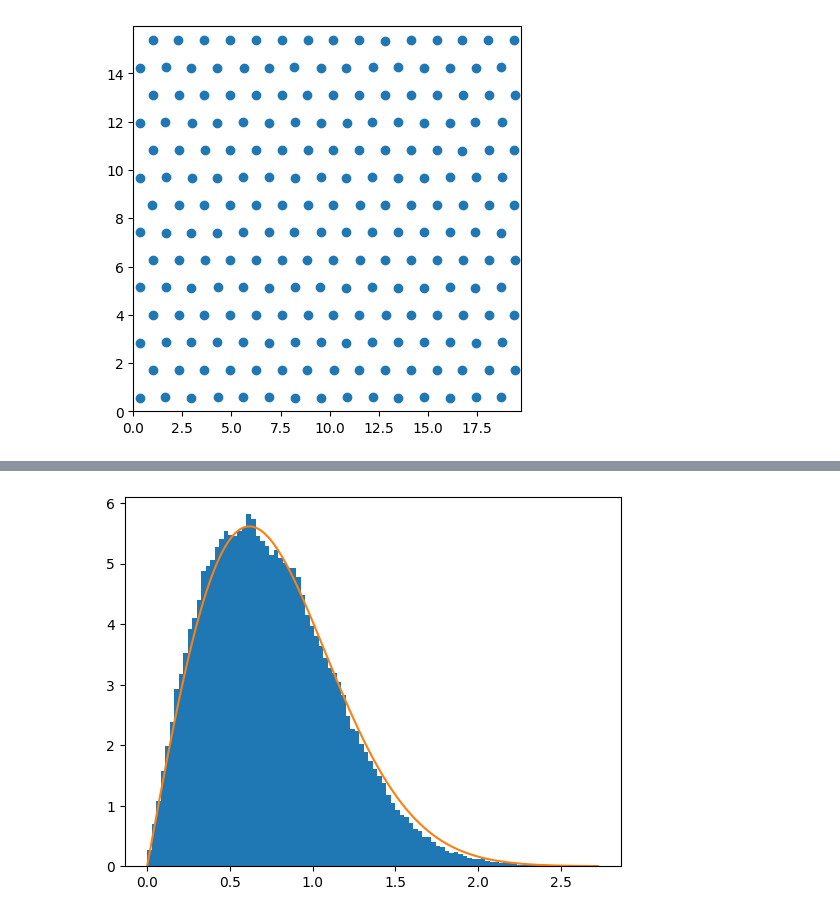
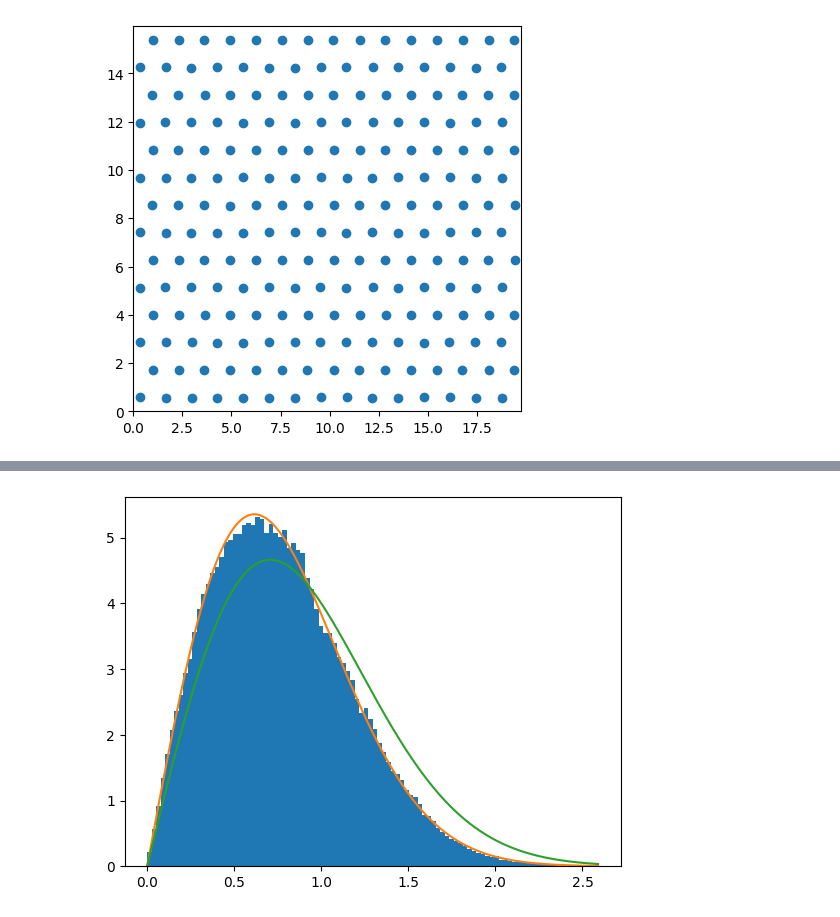
Before and after one commit to julius-clegg/Molecular-Dynamics-Simulation, a Jupyter notebook: PHYS2020 Project.ipynb, the cells around one changed output, grey strips where cells are left out. Cells and saved outputs as stored; diff of their text form; code cells hidden in the pictures.

```diff
--- a/PHYS2020 Project.ipynb
+++ b/PHYS2020 Project.ipynb
@@ -308,9 +324,11 @@ def time_evolution(r,v,L,dim,N,steps,dt):
         system.step_state(i)
     return system
 # %%
-t_total,dt = 10,0.001
+t_total,dt = 20,0.001
 steps = int(t_total//dt)
-system = time_evolution(r,v,L,DIM,N,steps,dt)
+T_target = 0.5
+
+system = time_evolution(r,v,L,DIM,N,steps,dt, T_target)
 rs = system.rs; vs = system.vs
 
 t = np.arange(steps)*dt
@@ -373,21 +391,23 @@ fig.show()
 # %%
 v2s = vs**2
 T_WIN = WLEN*6
 v2s = v2s[-T_WIN-1:-1]
 
-T = KEs_win[-1]
+T = v2s.mean()
 # D = lambda v: (2*np.pi*T)**(-3/2) * 4*np.pi*v**2 * np.exp(-v**2/(2*T))
 D = lambda v: (1/T) * v * np.exp(-v**2/(2*T))
+D_target = lambda v: (1/T_target) * v * np.exp(-v**2/(2*T_target))
 
 v_abs = np.sqrt(v2s.sum(axis=1))
 v_abs = np.concatenate(v_abs)
 v_range = np.linspace(0,v_abs.max(),1000)
 
 fig, ax = plt.subplots()
 # ax.hist(v_abs)
 counts, bins = np.histogram(v_abs, bins=100)
 ax.stairs(counts/T_WIN, bins, fill=True)
 ax.plot(v_range, D(v_range)*N * (bins[1]-bins[0]))
+ax.plot(v_range, D_target(v_range)*N * (bins[1]-bins[0]))
 fig.show()
 # %% [output]
-[figure, old version]
+[figure, new version]
```
Also changed, not shown: parts of 6 cells of this notebook, 1 other file.
